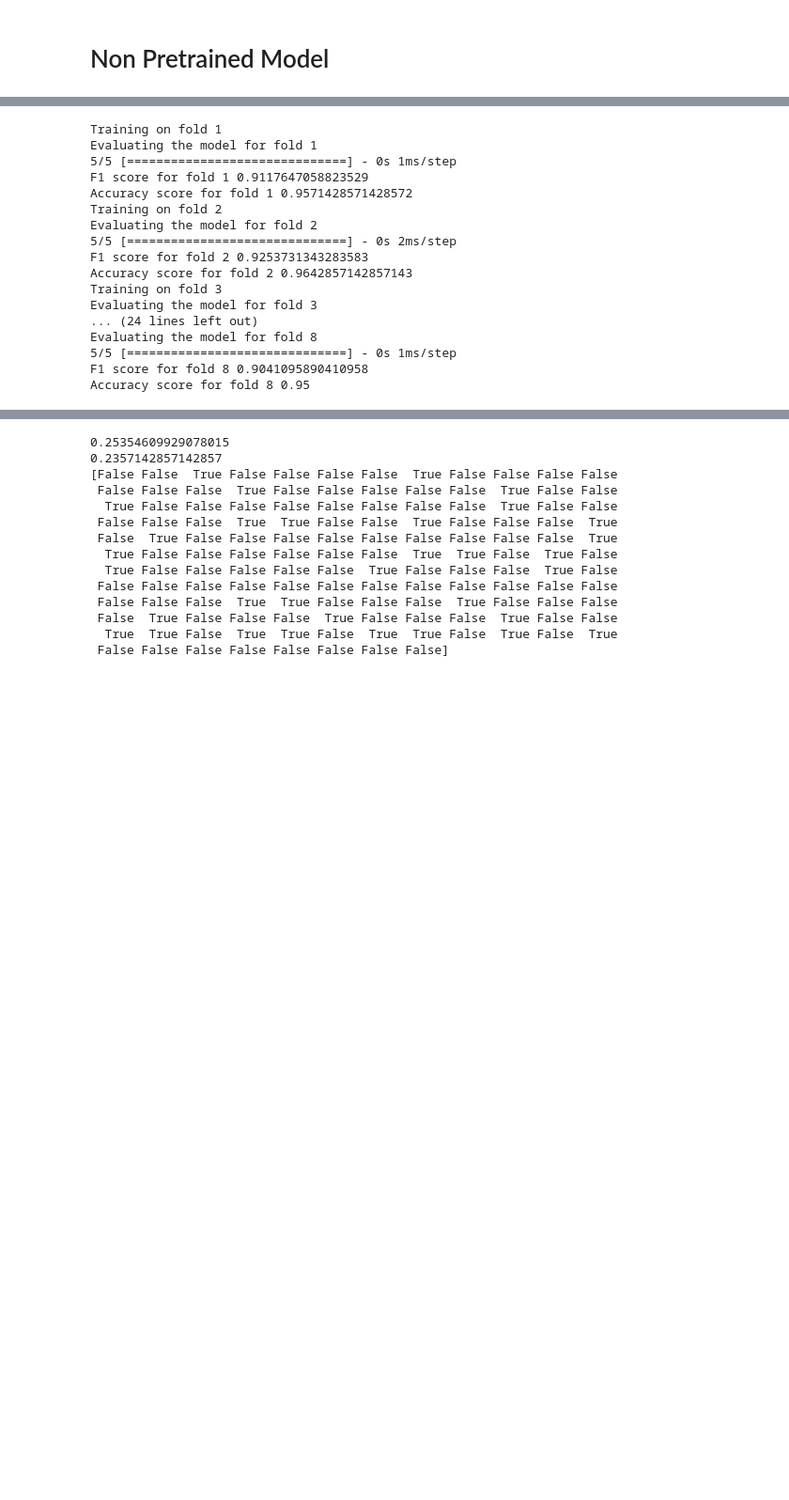
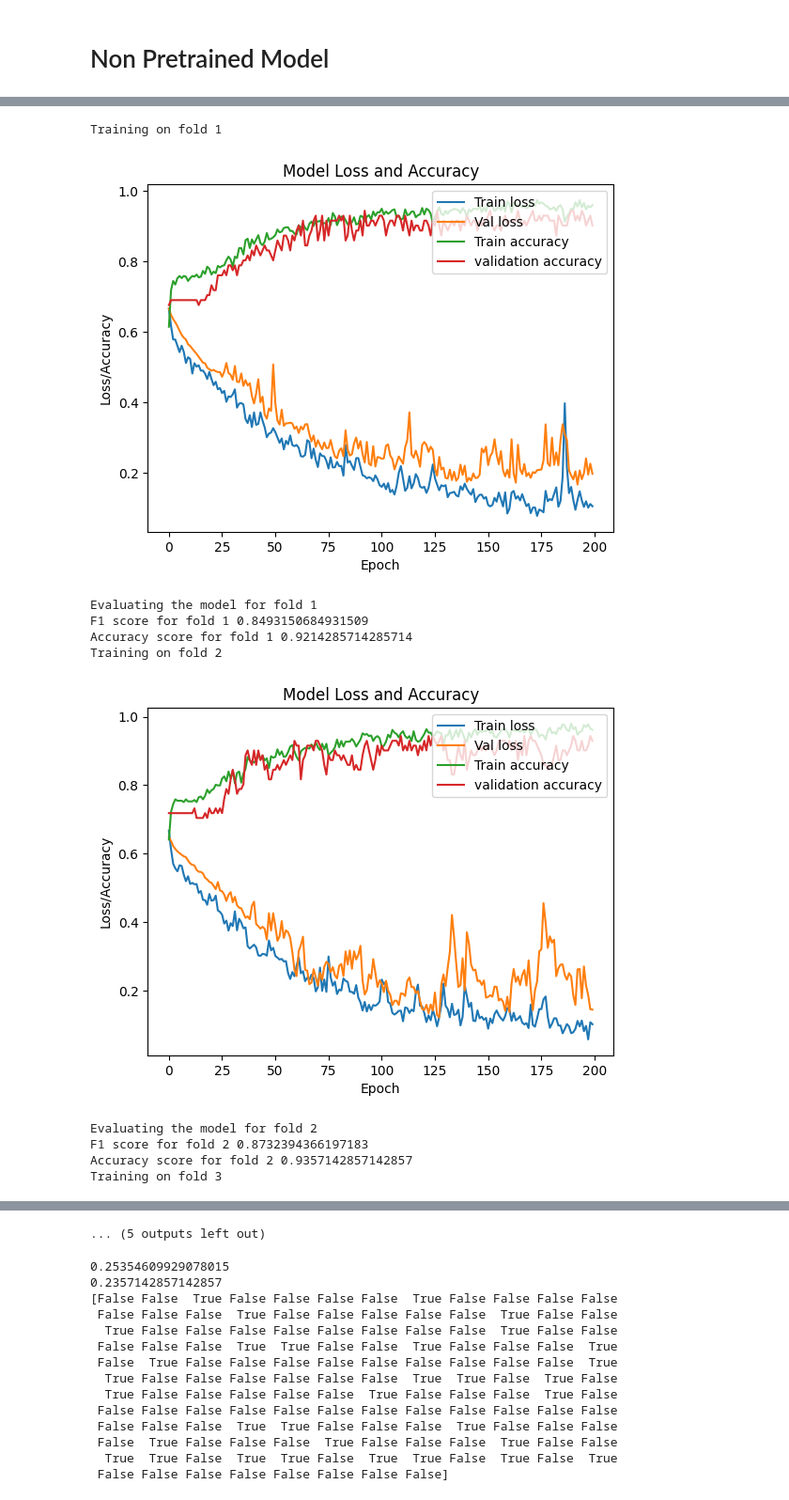
Before and after one commit to raaifhadadi/FYP, a Jupyter notebook: brugada.ipynb, the cells around one changed output, grey strips where cells are left out. Shown at 94% size. Cells and saved outputs as stored; diff of their text form; code cells hidden in the pictures; blank space fills up the shorter version.

```diff
--- a/brugada.ipynb
+++ b/brugada.ipynb
@@ -49,3 +55,19 @@ print(np.sum(Y_test)/ len(Y_test))
+# %%
+def augment_ecg_signal(signal,):
+    drifted_signal, _ = da.add_random_baseline_drift(signal, strength_range=(2 ,3), drift_wavelength_range=(500,1500))
+    noised_drifted_signal = da.add_random_noise(drifted_signal, (0.1, 0.2))
+    return signal
+
+def augment_ecg_signal_batch(signals, labels, batch_size):
+    while True:
+
+        indices = np.random.randint(0, signals.shape[0], size=batch_size)
+        batch = signals[indices]
+        batch_labels = labels[indices]
+
+        augmented_batch = np.array([augment_ecg_signal(sample) for sample in batch])
+
+        yield (augmented_batch, batch_labels)
 # %% [markdown]
 # Visualise a sample of the data
 # %%
@@ -166,47 +199,57 @@ Epoch 100/100
 # %%
 from sklearn.metrics import classification_report, f1_score, accuracy_score, precision_score, recall_score
 
-output, feature_extractor = cnn.model(X_input, num_classes=num_classes, filters=[32, 64, 128], kernels=[5,3,3], hidden_units=[128], dropout=[0.5])
-
-model2 = keras.Model(inputs=X_input, outputs=output)
+X_input = keras.Input(shape=X_train.shape[1:])
+num_classes = 1
 
 k = 8
 kf = KFold(n_splits=k, shuffle=True, random_state=42)
 
 for i, (train_index, val_index) in enumerate(kf.split(X_train)):
     print(f"Training on fold {i+1}")
     X_train_fold, X_val_fold = X_train[train_index], X_train[val_index]
     Y_train_fold, Y_val_fold = Y_train[train_index], Y_train[val_index]
 
     # reset the weights of the model
+    output, feature_extractor = cnn.model(X_input, num_classes=num_classes, filters=[32, 64], kernels=[5,3], hidden_units=[32, 16], dropout=[0.5, 0.5])
     model = keras.Model(inputs=X_input, outputs=output)
     model.compile(optimizer='adam', loss='binary_crossentropy', metrics=['accuracy', metrics.Precision(), metrics.Recall(), metrics.AUC()])
 
-    model.fit(X_train_fold, Y_train_fold, validation_data=(X_val_fold, Y_val_fold), epochs=50, batch_size=32, verbose=0)
+    # early_stopping = EarlyStopping(monitor='val_loss', patience=10, restore_best_weights=True)
+    data_gen = augment_ecg_signal_batch(X_train_fold, Y_train_fold, 32)
+
+    # history = model.fit(data_gen, validation_data=(X_val_fold, Y_val_fold), epochs=100, batch_size=32, steps_per_epoch=len(X_train) // 32, callbacks=[early_stopping], verbose=0)
+
+    history = model.fit(X_train_fold, Y_train_fold, validation_data=(X_val_fold, Y_val_fold), epochs=200, batch_size=32, verbose=0)
+
+    # plot the loss and accuracy
+    plt.plot(history.history['loss'])
+    plt.plot(history.history['val_loss'])
+    plt.plot(history.history['accuracy'])
+    plt.plot(history.history['val_accuracy'])
+    plt.title('Model Loss and Accuracy')
+    plt.ylabel('Loss/Accuracy')
+    plt.xlabel('Epoch')
+    plt.legend(['Train loss', 'Val loss', 'Train accuracy', 'validation accuracy'], loc='upper right')
+    plt.show()
 
     print(f"Evaluating the model for fold {i+1}")
     Y_pred_fold = model.predict(X_test, verbose=0)
     Y_pred_binary_fold = np.round(Y_pred_fold)
     Y_true_fold = Y_test
 
     #F1 score
     print(f"F1 score for fold {i+1}", f1_score(Y_true_fold, Y_pred_binary_fold))
     print(f"Accuracy score for fold {i+1}", accuracy_score(Y_true_fold, Y_pred_binary_fold))
 # %% [output]
 Training on fold 1
-Evaluating the model for fold 1
-5/5 [==============================] - 0s 1ms/step
-F1 score for fold 1 0.9117647058823529
-Accuracy score for fold 1 0.9571428571428572
-Training on fold 2
-Evaluating the model for fold 2
-5/5 [==============================] - 0s 2ms/step
-F1 score for fold 2 0.9253731343283583
-Accuracy score for fold 2 0.9642857142857143
-Training on fold 3
-Evaluating the model for fold 3
-... (24 lines left out)
-Evaluating the model for fold 8
-5/5 [==============================] - 0s 1ms/step
-F1 score for fold 8 0.9041095890410958
-Accuracy score for fold 8 0.95
+[figure, added]
+Evaluating the model for fold 1
+F1 score for fold 1 0.8493150684931509
+Accuracy score for fold 1 0.9214285714285714
+Training on fold 2
+[figure, added]
+Evaluating the model for fold 2
+F1 score for fold 2 0.8732394366197183
+Accuracy score for fold 2 0.9357142857142857
+Training on fold 3
@@ -213,3 +272,4 @@ Accuracy score for fold 8 0.95
+... (5 outputs left out)
 # %%
 print(np.sum(Y_train) / len(Y_train))
 print(np.sum(Y_test)/ len(Y_test))
```
Also changed, not shown: parts of 5 cells of this notebook, 1 other file.
